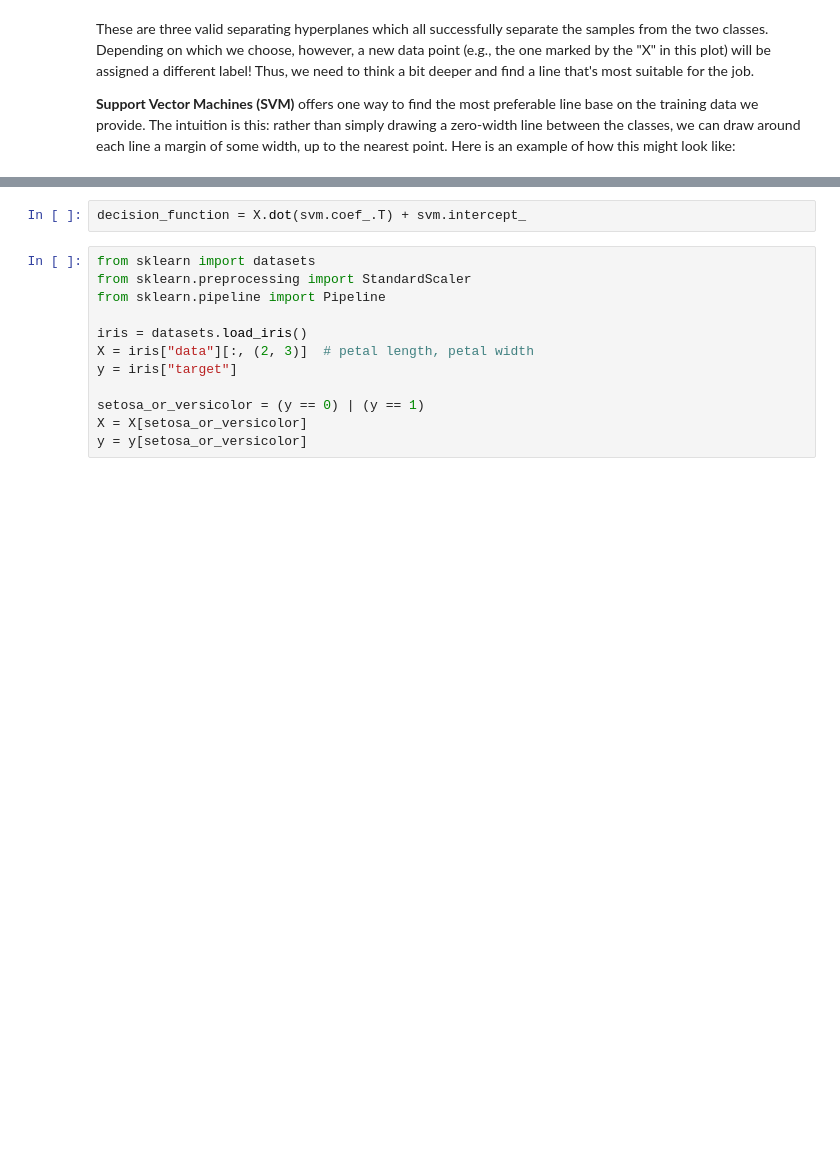
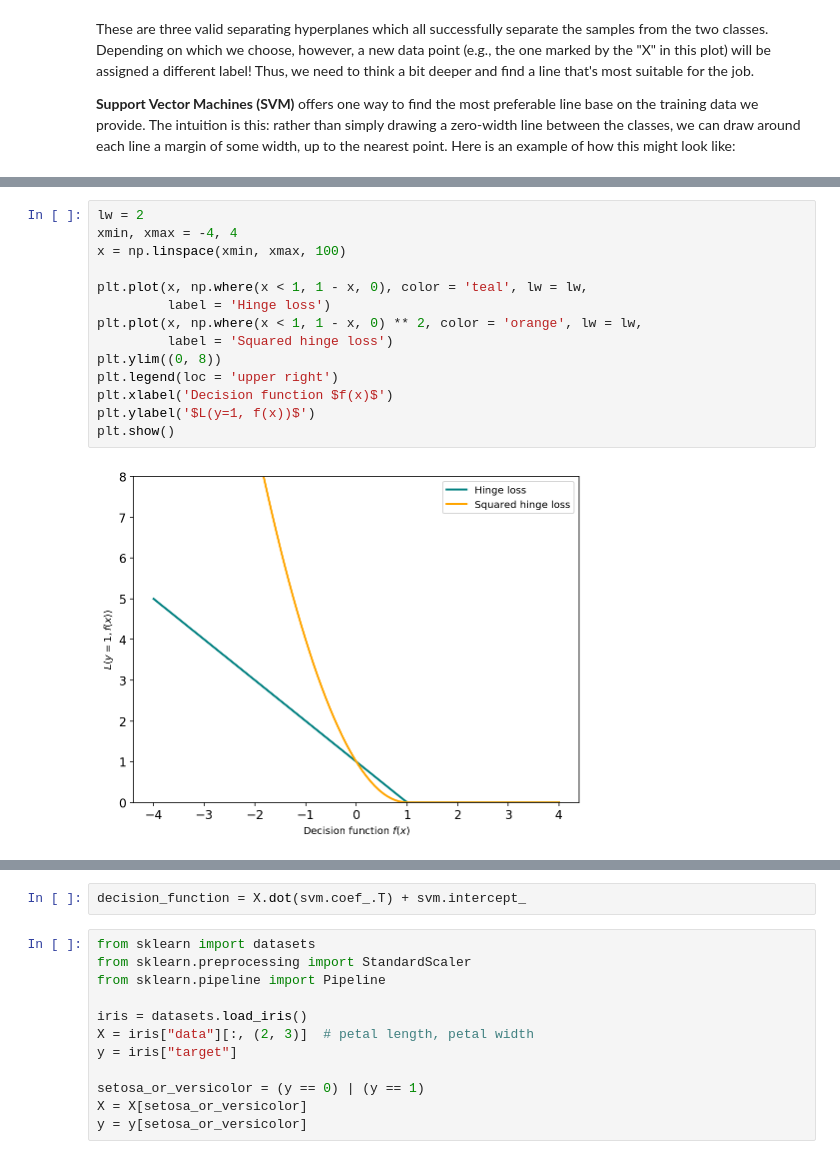
Before and after one commit to ethen8181/programming, a Jupyter notebook: svm/svm.ipynb, the cells around one changed output, grey strips where cells are left out. Cells and saved outputs as stored; diff of their text form; blank space fills up the shorter version.

```diff
--- a/svm/svm.ipynb
+++ b/svm/svm.ipynb
@@ -162,0 +212,16 @@ LinearSVC(C=1.0, class_weight=None, dual=True, fit_intercept=True,
+# %%
+lw = 2
+xmin, xmax = -4, 4
+x = np.linspace(xmin, xmax, 100)
+
+plt.plot(x, np.where(x < 1, 1 - x, 0), color = 'teal', lw = lw,
+         label = 'Hinge loss')
+plt.plot(x, np.where(x < 1, 1 - x, 0) ** 2, color = 'orange', lw = lw,
+         label = 'Squared hinge loss')
+plt.ylim((0, 8))
+plt.legend(loc = 'upper right')
+plt.xlabel('Decision function $f(x)$')
+plt.ylabel('$L(y=1, f(x))$')
+plt.show()
+# %% [output]
+[figure, added]
```
Also changed, not shown: parts of 22 cells of this notebook, 4 other files.
